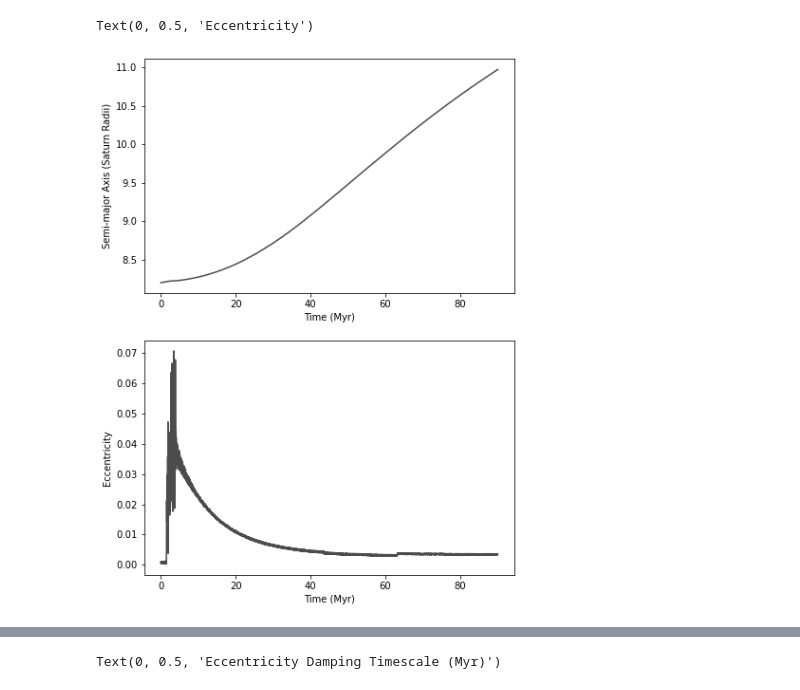
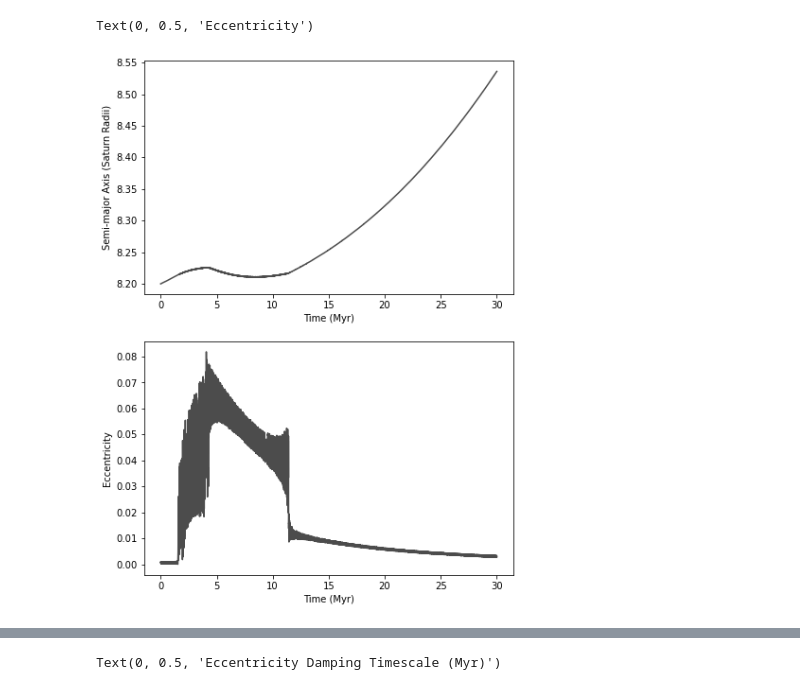
Before and after one commit to hdayuan/F21_JP_Titan-Sims, a Jupyter notebook: plot-titan.ipynb, the cells around one changed output, grey strips where cells are left out. Saved outputs shown, nothing was run; the diff lists cells and outputs as text; code cells hidden in the pictures.

```diff
--- a/plot-titan.ipynb
+++ b/plot-titan.ipynb
@@ -4,8 +4,8 @@ import numpy as np
 
 # read arguments, and open corresponding output file
 version = 4.3 # version 3 for migration force, 4 for tidal forces, 5 for eccentricity oscillations
-numSamples = 4500
-simTime = 90.
+numSamples = 10000
+simTime = 30.
 ia = 8.2
 
 fa = 12.9
@@ -65,34 +65,34 @@ if version_int == 5:
     incl_index = 2
     pomega_index = 3
     m_long_index = 4
     eSat_index = 5
     t_index = 6
 
 for i in range(buffer, buffer + numSamples, step):
     numbers = allLines[i].split()
     a_array[(i - buffer) // step] = float(numbers[a_index])
     e_array[(i - buffer) // step] = float(numbers[e_index])
     i_array[(i - buffer) // step] = float(numbers[incl_index])*180./np.pi
     t_array[(i - buffer) // step] = float(numbers[t_index]) / 1000000.
     diff_array[(i - buffer) // step] = np.cos(float(numbers[pomega_index]) - float(numbers[m_long_index]))
 
     if version_int == 5:
         eSat_array[(i - buffer) // step] = float(numbers[eSat_index])
 
 fig, axs = plt.subplots(2)
 
 fig.set_size_inches(7, 10)
 
 axs[0].plot(t_array,a_array, color=col)
 axs[0].set_xlabel('Time (Myr)')
 axs[0].set_ylabel('Semi-major Axis (Saturn Radii)')
 
 axs[1].plot(t_array,e_array, color=col)
 axs[1].set_xlabel('Time (Myr)')
 axs[1].set_ylabel('Eccentricity')
 # %% [output]
 Text(0, 0.5, 'Eccentricity')
-[figure, old version]
+[figure, new version]
 # %%
 fig, axs = plt.subplots(2)
 
```
Also changed, not shown: parts of 3 cells of this notebook, 1 other file.
